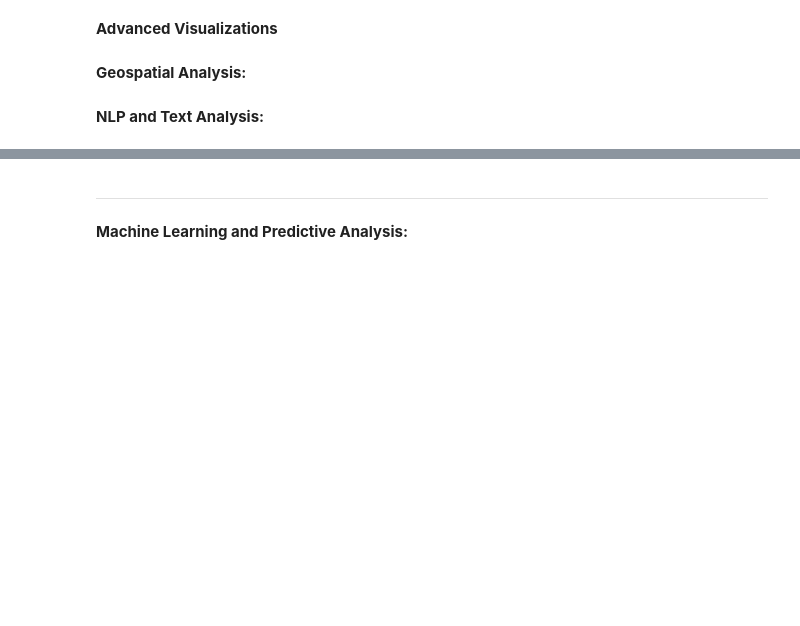
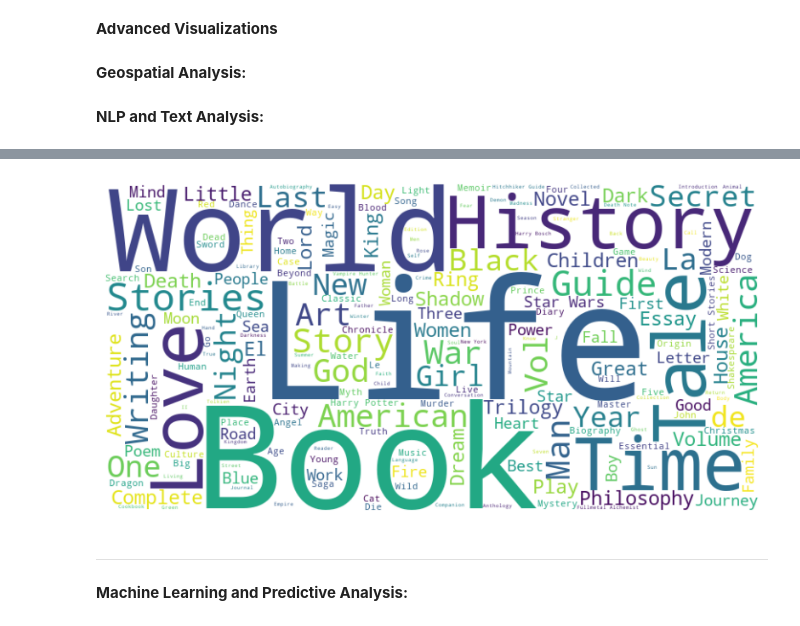
Before and after one commit to rahulbhoyar1995/goodread-books-data-analysis, a Jupyter notebook: goodreads-books-dataset.ipynb, the cells around one changed output, grey strips where cells are left out. Drawn from its saved outputs; the diff is of its cells as text; code cells hidden in the pictures; blank space fills up the shorter version.

Commit message:
Kaggle Notebook | Goodreads Books Dataset | Version 10

```diff
--- a/goodreads-books-dataset.ipynb
+++ b/goodreads-books-dataset.ipynb
@@ -446,21 +423,0 @@ publication_count_by_year.plot(kind='line', figsize=(12, 6), title='Book Publica
-# %%
-# Are there any trends in average ratings over time?
-
-import pandas as pd
-
-# Assuming you have a DataFrame named 'bookset_data'
-# First, make sure 'year_published' is in datetime format
-data['year_published'] = pd.to_datetime(data['year_published'], format='%Y')
-
-# Group by 'year_published' and calculate the mean of 'average_rating'
-ratings_over_time = data.groupby(data['year_published'].dt.year)['average_rating'].mean()
-ratings_over_time
-# Optionally, you can fill any missing years with 0
-#ratings_over_time = ratings_over_time.reindex(range(ratings_over_time.index.min(), ratings_over_time.index.max() + 1), fill_value=0)
-
-# Plot the trends
-ratings_over_time.plot(figsize=(12, 6))
-plt.xlabel('Year')
-plt.ylabel('Average Rating')
-plt.title('Average Ratings Over Time')
-plt.show()
@@ -501,3 +734,26 @@ KeyError: 'year_published'
+# %%
+
+# Create a word cloud from book titles or authors' names.
+
+import matplotlib.pyplot as plt
+from wordcloud import WordCloud
+
+# Assuming you have a DataFrame named 'data' with a 'title' column
+# Replace 'title' with the actual column name
+
+# Concatenate all the titles into a single string
+titles_text = ' '.join(data['title'].astype(str))
+
+# Create a WordCloud object
+wordcloud = WordCloud(width=800, height=400, background_color='white', colormap='viridis').generate(titles_text)
+
+# Display the word cloud using Matplotlib
+plt.figure(figsize=(10, 5))
+plt.imshow(wordcloud, interpolation='bilinear')
+plt.axis('off')
+plt.show()
+# %% [output]
+[figure, added]
 # %% [markdown]
 ****
 # %% [markdown]
```
Also changed, not shown: parts of 22 cells of this notebook.
